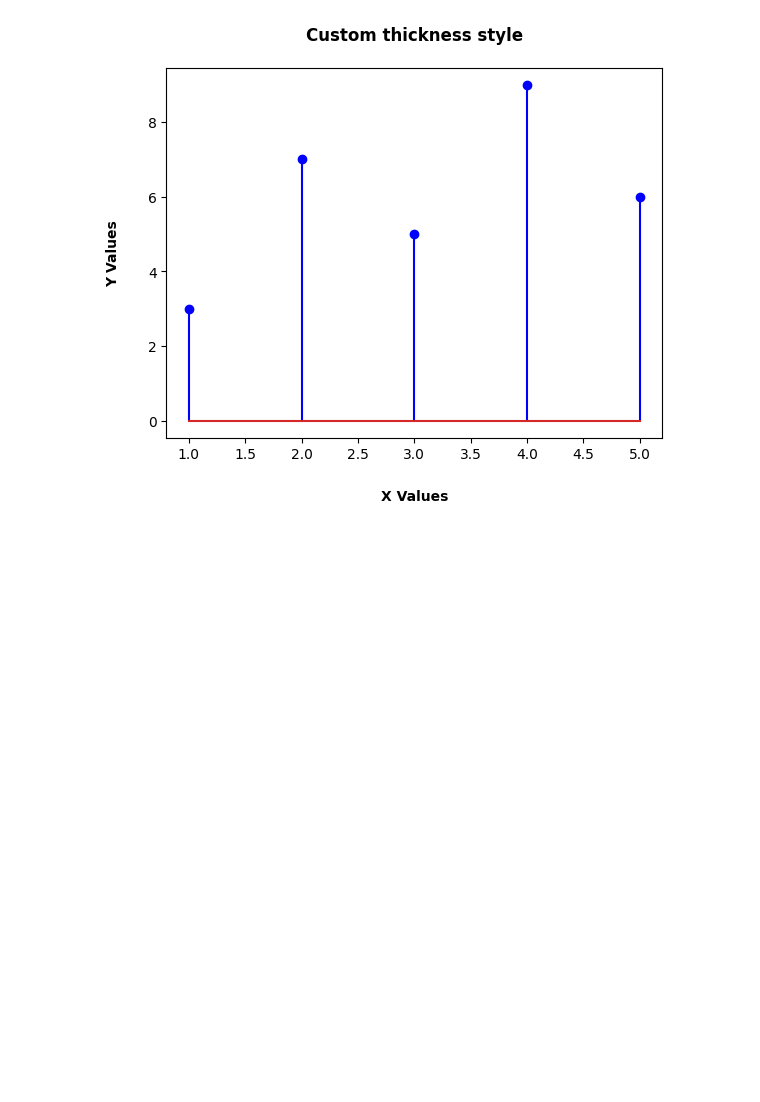
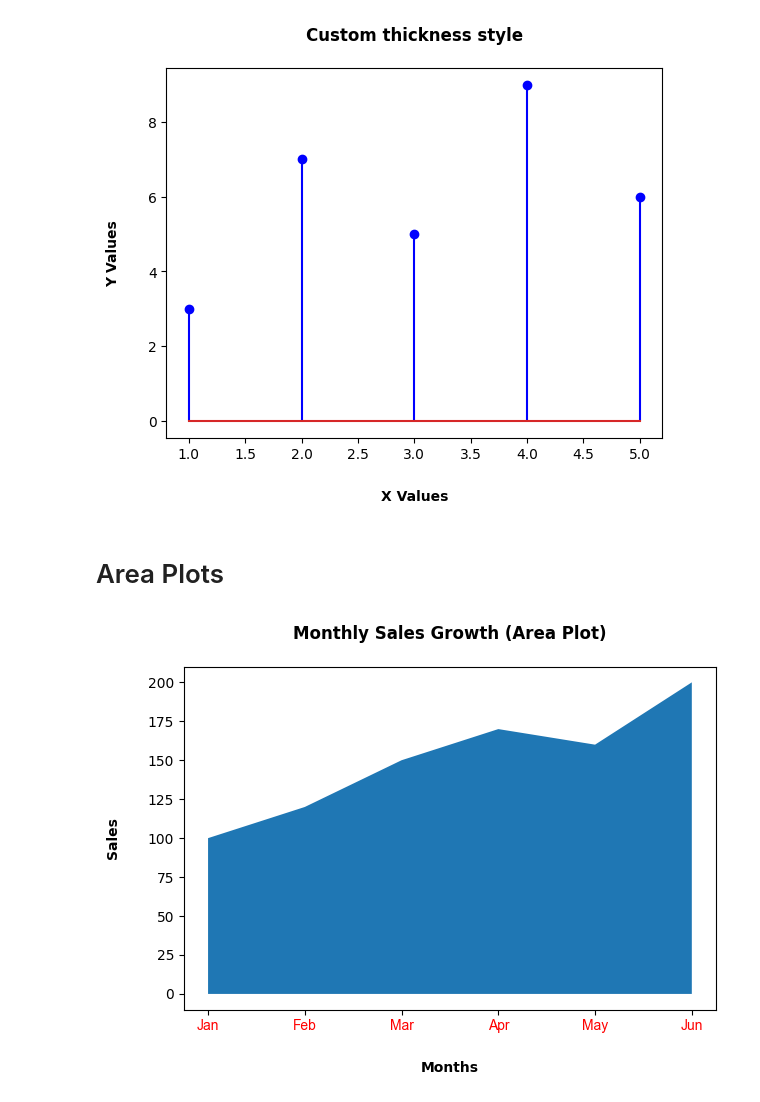
Before and after one commit to pratiksha-2410/Matplotlib-Charts, a Jupyter notebook: Line Plots.ipynb, the cells around one changed output. Drawn from its saved outputs; the diff is of its cells as text; code cells hidden in the pictures; blank space fills up the shorter version.

Commit message:
Area Plot

```diff
--- a/Line Plots.ipynb
+++ b/Line Plots.ipynb
@@ -701,3 +701,26 @@ plt.savefig('Stem Plot With Thicker Stems.png')
 plt.show()
 # %% [output]
 [figure]
+# %% [markdown]
+# Area Plots
+# %%
+# Monthly Sales Growth By Area Plot
+
+import matplotlib.pyplot as plt
+
+months = ["Jan","Feb","Mar","Apr","May","Jun"]
+sales = [100, 120, 150, 170, 160, 200]
+
+plt.fill_between(months, sales)
+
+plt.title("Monthly Sales Growth (Area Plot)",fontweight='bold',pad=20)
+plt.xlabel("Months",fontweight='bold',labelpad=20)
+plt.ylabel("Sales",fontweight='bold',labelpad=20)
+plt.tight_layout()
+plt.xticks(color='red',fontname='arial')
+
+# Save The Plot
+plt.savefig('Monthly Sales Growth By Area Plot.png')
+plt.show()
+# %% [output]
+[figure, added]
```
Also changed, not shown: 1 other file.
